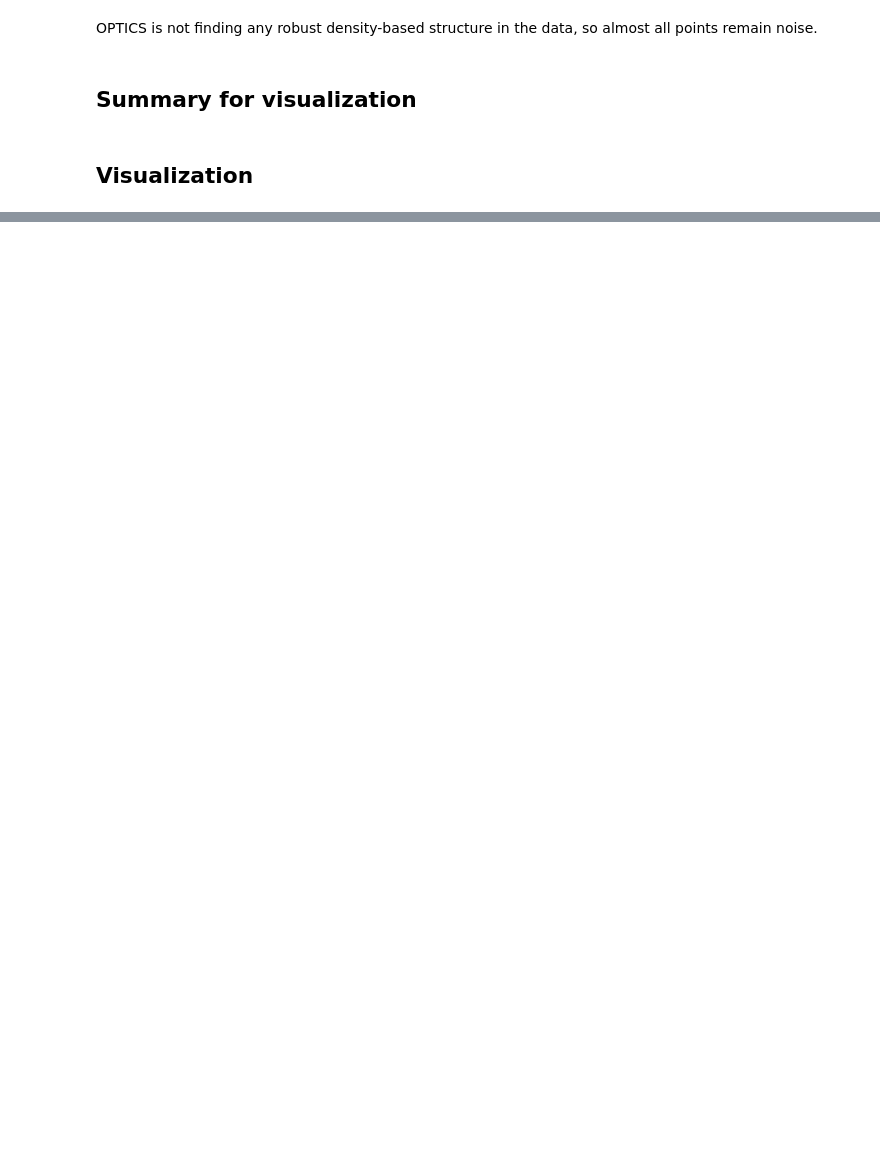
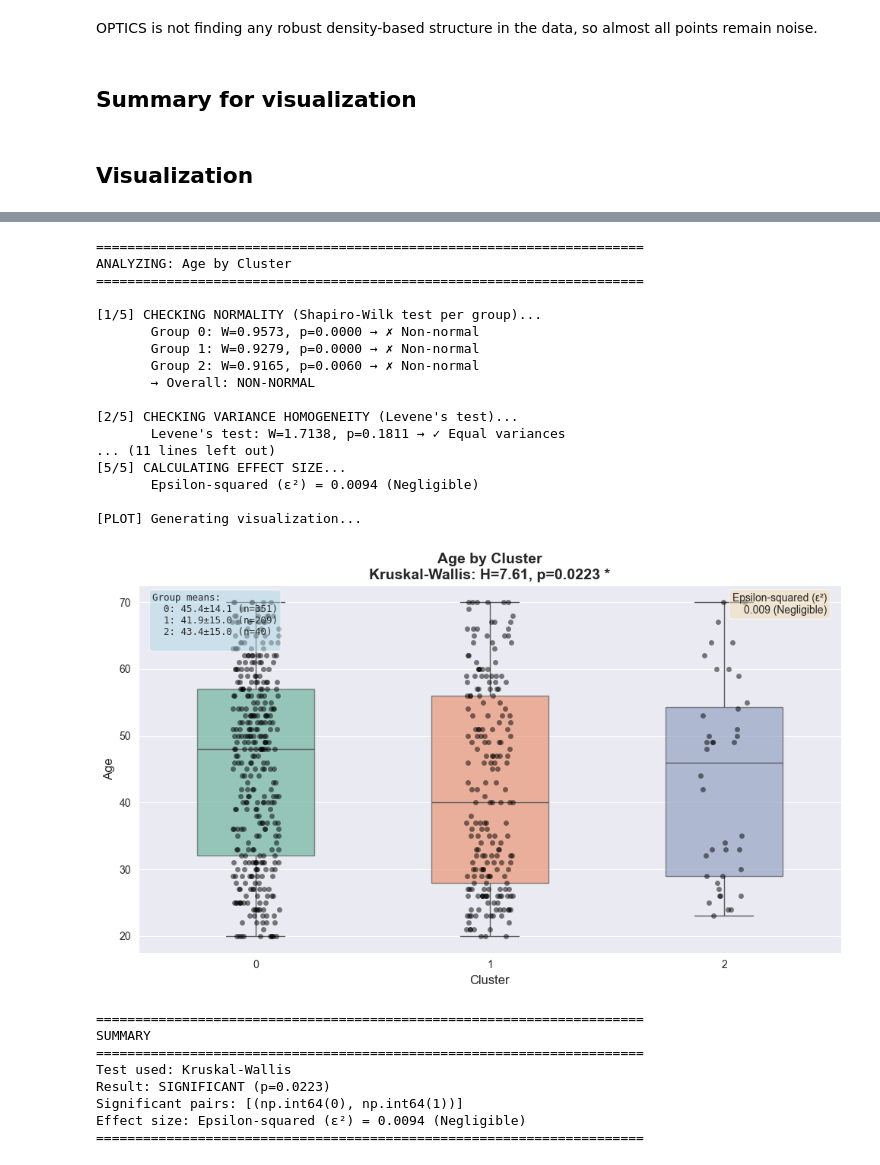
Before and after one commit to xandime/EEG_cluster_detection, a Jupyter notebook: compare_clustering_methods_PCA_Dortmund.ipynb, the cells around one changed output, grey strips where cells are left out. Saved outputs shown, nothing was run; the diff lists cells and outputs as text; code cells hidden in the pictures; blank space fills up the shorter version.

```diff
--- a/compare_clustering_methods_PCA_Dortmund.ipynb
+++ b/compare_clustering_methods_PCA_Dortmund.ipynb
@@ -691,3 +691,52 @@ Analysis complete!
 # compute stability for top contenders
 
 # inspect per cluster metrics
+# %%
+# Import external validation tools
+from metrics.external_metrics import (
+    load_external_variables,
+    analyze_continuous_variable,
+    analyze_categorical_variable
+)
+
+# Load demographics aligned with EEG data
+age, sex = load_external_variables(
+    external_csv_path='dataset/Dortmund_age&sex.csv',
+    subject_ids=pca_data.index.values  # Ensures alignment
+)
+
+# Prepare DataFrame with cluster labels
+df_demographics = pd.DataFrame({
+    'Cluster': gmm_labels,  # Replace with your best model's labels
+    'Age': age,
+    'Sex': sex
+})
+# %%
+age_results = analyze_continuous_variable(df_demographics, 'Cluster', 'Age')
+# %% [output]
+======================================================================
+ANALYZING: Age by Cluster
+======================================================================
+
+[1/5] CHECKING NORMALITY (Shapiro-Wilk test per group)...
+       Group 0: W=0.9573, p=0.0000 → ✗ Non-normal
+       Group 1: W=0.9279, p=0.0000 → ✗ Non-normal
+       Group 2: W=0.9165, p=0.0060 → ✗ Non-normal
+       → Overall: NON-NORMAL
+
+[2/5] CHECKING VARIANCE HOMOGENEITY (Levene's test)...
+       Levene's test: W=1.7138, p=0.1811 → ✓ Equal variances
+... (11 lines left out)
+[5/5] CALCULATING EFFECT SIZE...
+       Epsilon-squared (ε²) = 0.0094 (Negligible)
+
+[PLOT] Generating visualization...
+[figure, added]
+======================================================================
+SUMMARY
+======================================================================
+Test used: Kruskal-Wallis
+Result: SIGNIFICANT (p=0.0223)
+Significant pairs: [(np.int64(0), np.int64(1))]
+Effect size: Epsilon-squared (ε²) = 0.0094 (Negligible)
+======================================================================
```
Also changed, not shown: parts of 10 cells of this notebook, 4 other files.
